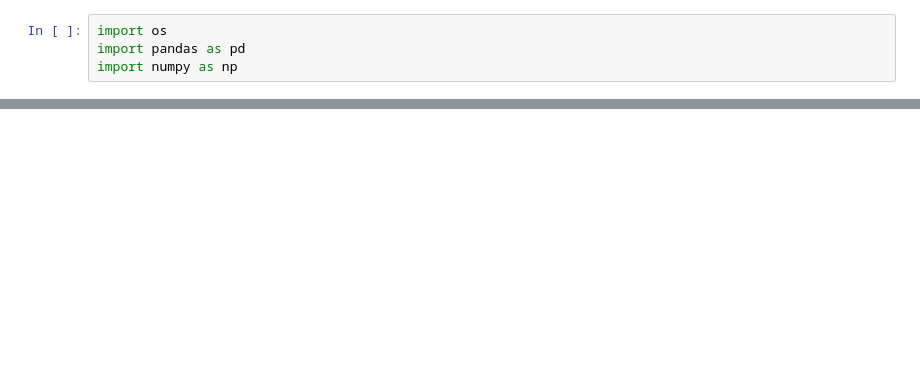
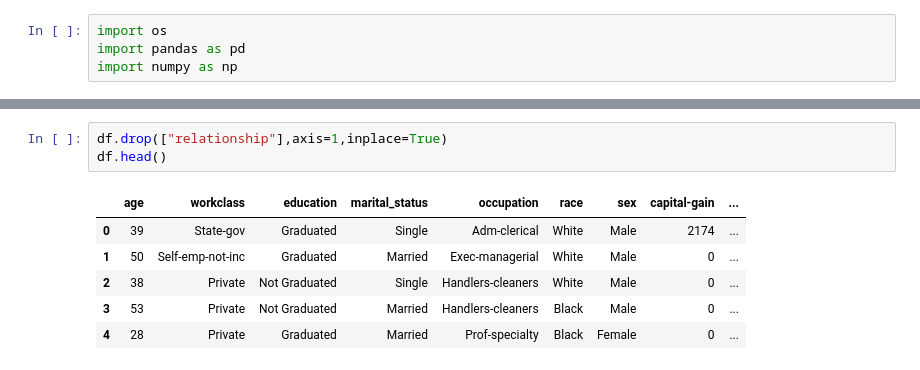
Before and after one commit to CodeFusion-General/SalaryPrediction, a Jupyter notebook: salary-prediction.ipynb, the cells around one changed output, grey strips where cells are left out. Cells and saved outputs as stored; diff of their text form; blank space fills up the shorter version.

```diff
--- a/salary-prediction.ipynb
+++ b/salary-prediction.ipynb
@@ -114,0 +233,10 @@ Name:  Bachelors, dtype: int64
+# %%
+df.drop(["relationship"],axis=1,inplace=True)
+df.head()
+# %% [output]
+|  | age | workclass | education | marital_status | occupation | race | sex | capital-gain | ... |
+| 0 | 39 | State-gov | Graduated | Single | Adm-clerical | White | Male | 2174 | ... |
+| 1 | 50 | Self-emp-not-inc | Graduated | Married | Exec-managerial | White | Male | 0 | ... |
+| 2 | 38 | Private | Not Graduated | Single | Handlers-cleaners | White | Male | 0 | ... |
+| 3 | 53 | Private | Not Graduated | Married | Handlers-cleaners | Black | Male | 0 | ... |
+| 4 | 28 | Private | Graduated | Married | Prof-specialty | Black | Female | 0 | ... |
```
Also changed, not shown: parts of 33 cells of this notebook, 5 other files.
